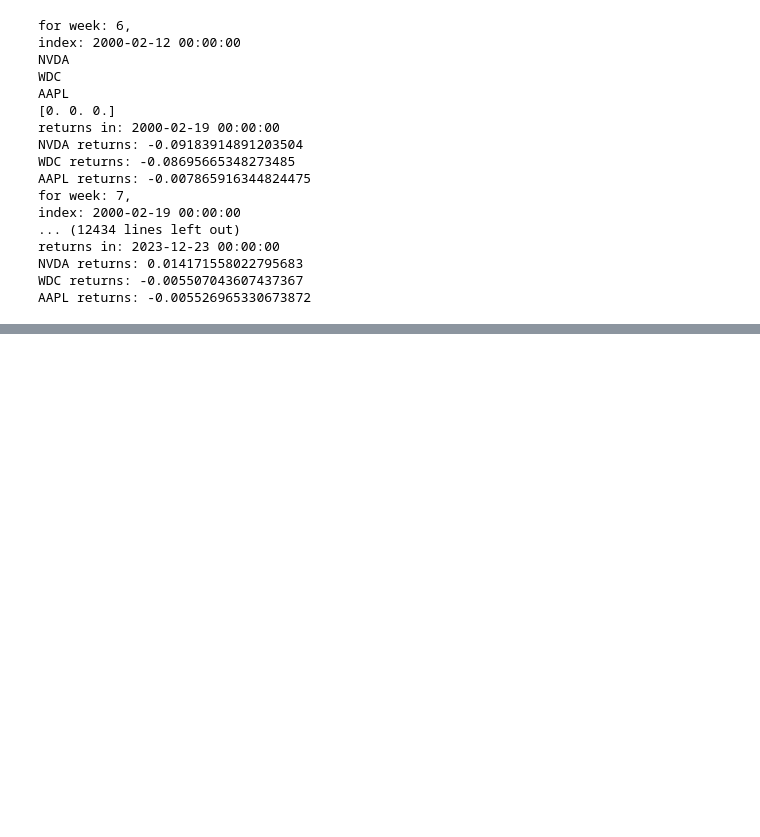
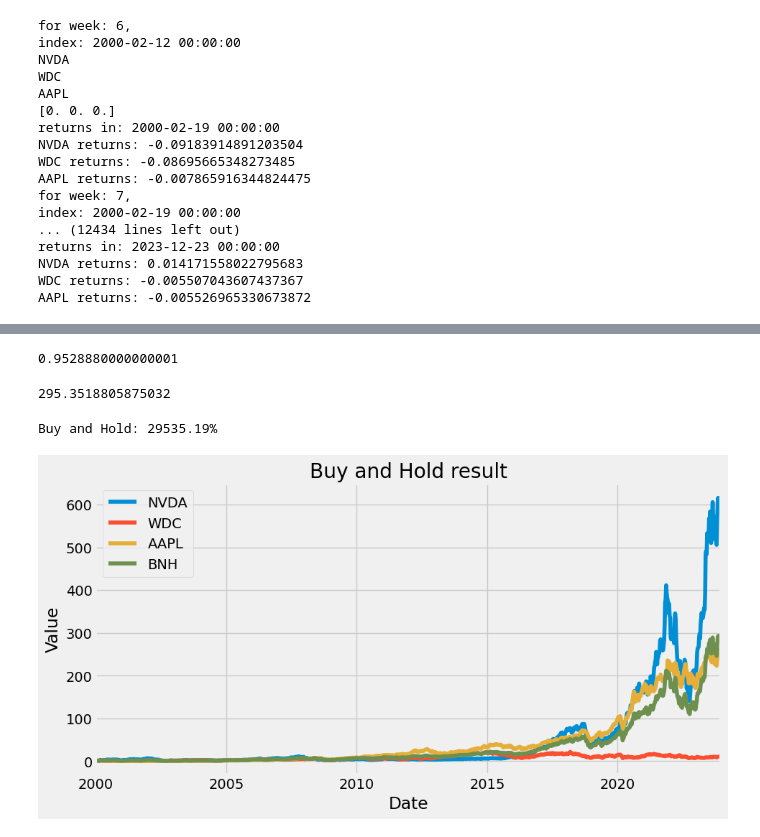
Before and after one commit to pNatTueku/codingProjectwithPython, a Jupyter notebook: project_07_stock_price_list.ipynb, the cells around one changed output, grey strips where cells are left out. Drawn from its saved outputs; the diff is of its cells as text; code cells hidden in the pictures; blank space fills up the shorter version.

```diff
--- a/project_07_stock_price_list.ipynb
+++ b/project_07_stock_price_list.ipynb
@@ -453,0 +665,27 @@ AAPL returns: -0.005526965330673872
+# %%
+(1.049243 + 0.800000 + 1.009421) / 3
+# %% [output]
+0.9528880000000001
+# %%
+# get the last day
+
+np.mean(df[sample_stock_list]/df[sample_stock_list].iloc[0], axis = 1)[-1]
+# %% [output]
+295.3518805875032
+# %%
+# plot
+
+bnh = np.mean(df[sample_stock_list]/df[sample_stock_list].iloc[0], axis = 1 )[-1]
+
+print(f'Buy and Hold: {bnh*100:.2f}%')
+(df[sample_stock_list]/df[sample_stock_list].iloc[0]).plot(figsize = (10, 5))
+np.mean((df[sample_stock_list]/df[sample_stock_list].iloc[0]), axis = 1).plot(label = "BNH")
+
+plt.title("Buy and Hold result")
+plt.ylabel("Value")
+plt.xlabel("Date")
+plt.legend()
+plt.show()
+# %% [output]
+Buy and Hold: 29535.19%
+[figure, added]
```
Also changed, not shown: parts of 18 cells of this notebook.
